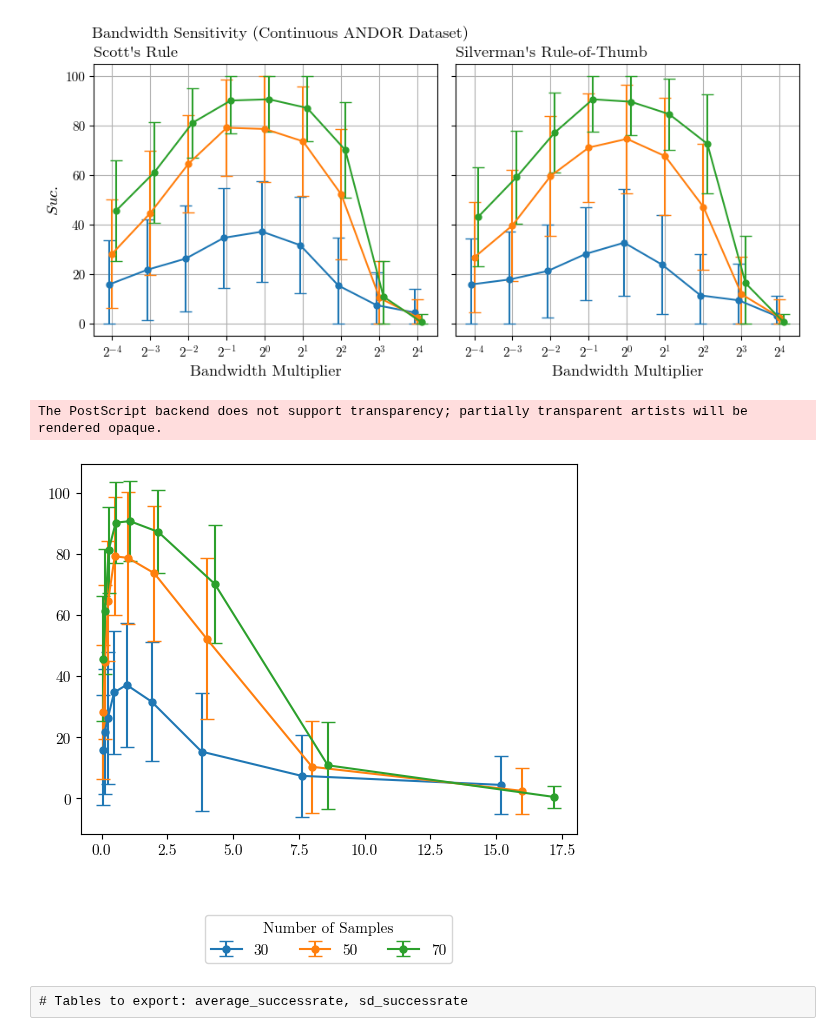
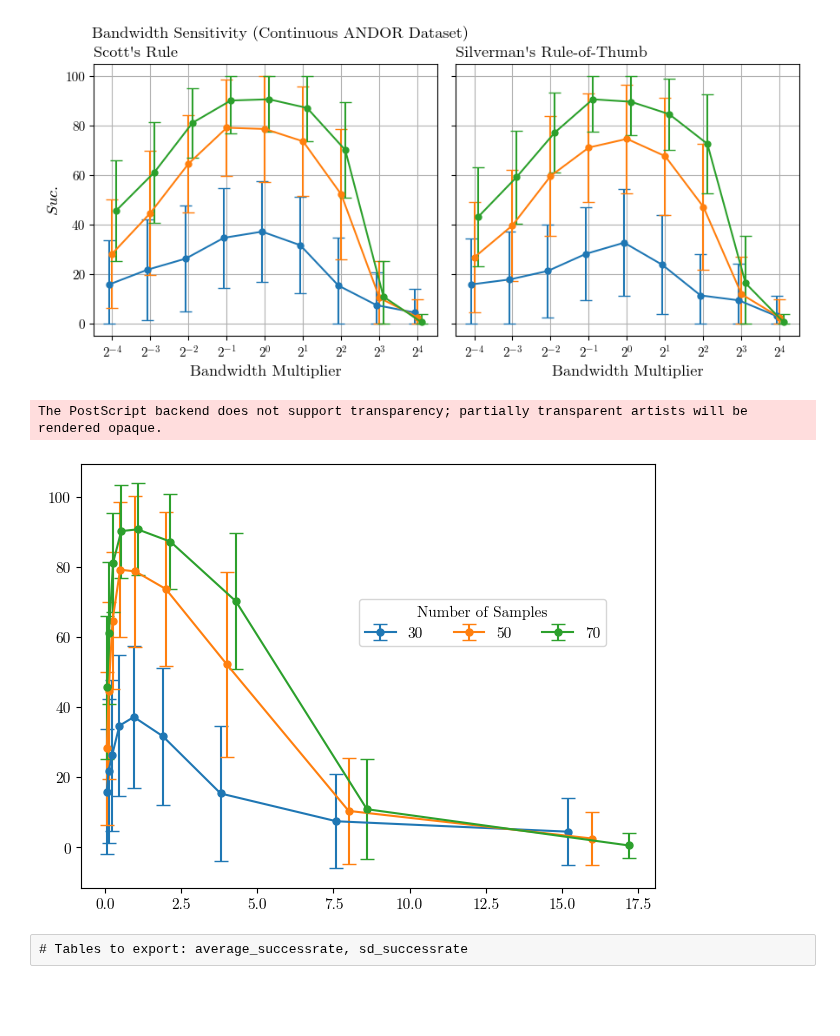
Before and after one commit to RenZhen95/prod-fs, a Jupyter notebook: experiments/synthetic/Electrical/KDESensitivityAnalysis.ipynb, the cells around one changed output. Saved outputs shown, nothing was run; the diff lists cells and outputs as text; code cells hidden in the pictures; blank space fills up the shorter version.

```diff
--- a/experiments/synthetic/Electrical/KDESensitivityAnalysis.ipynb
+++ b/experiments/synthetic/Electrical/KDESensitivityAnalysis.ipynb
@@ -349,31 +349,32 @@ fig.savefig(f"{datasetName}SensitivityAnalysis.eps", format="eps")
 # %%
 # Lazy way to get legend
 plt.figure()
 plt.errorbar(
     bandwidth_multipliers*0.95, # N=30 shifts 10% left
     sucScott_df.loc[30,:],
     yerr=sdScott_df.loc[30,:],
     label="30",
     fmt='-o', elinewidth=elinewidth, capsize=capsize, markersize=markersize
 )
 plt.errorbar(
     bandwidth_multipliers, # N=50 stays centered
     sucScott_df.loc[50,:],
     yerr=sdScott_df.loc[50,:],
     label="50",
     fmt='-o', elinewidth=elinewidth, capsize=capsize, markersize=markersize
 )
 plt.errorbar(
     bandwidth_multipliers*1.075, # N=70 shifts 10% right
     sucScott_df.loc[70,:],
     yerr=sdScott_df.loc[70,:],
     label="70",
     fmt='-o', elinewidth=elinewidth, capsize=capsize, markersize=markersize
 )
-plt.legend(title="Number of Samples", ncol=5, loc='upper center', bbox_to_anchor=(0.5, -0.2))
+plt.legend(title="Number of Samples", ncol=5, loc='upper center', bbox_to_anchor=(0.7, 0.7))
+plt.tight_layout()
 plt.savefig("Legend.eps", format="eps")
 # %% [output]
 The PostScript backend does not support transparency; partially transparent artists will be rendered opaque.
-[figure, old version]
+[figure, new version]
 # %% [raw]
 # Tables to export: average_successrate, sd_successrate
```
Also changed, not shown: 11 other files.
